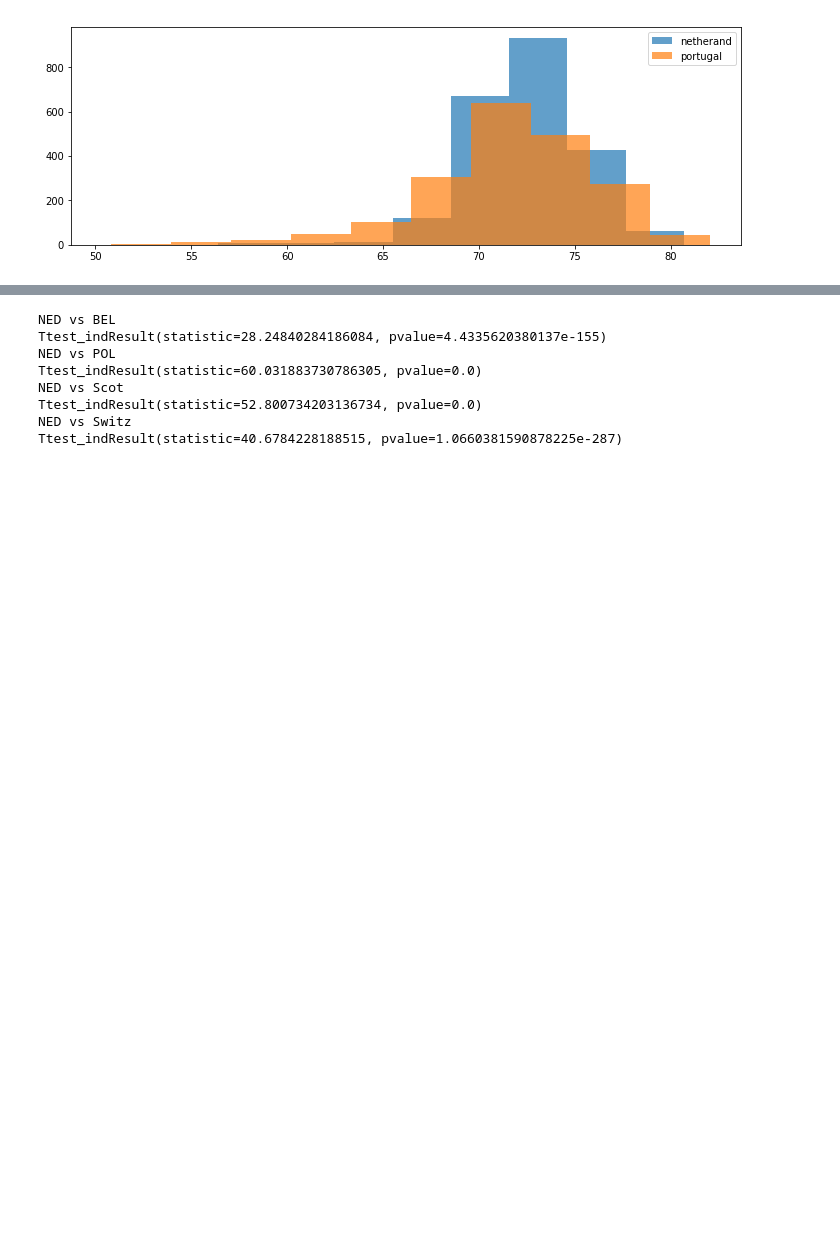
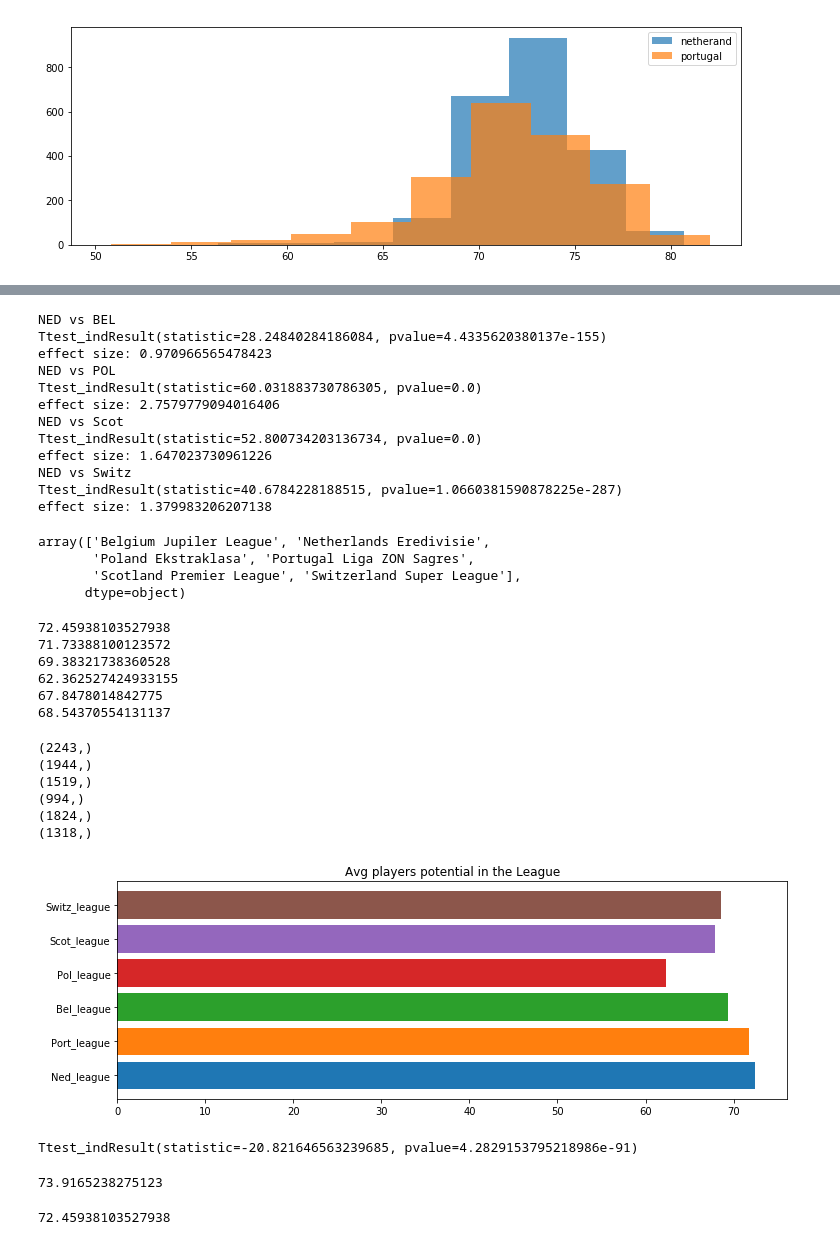
Before and after one commit to Jkim516/eurosoccer, a Jupyter notebook: Index_combined.ipynb, the cells around one changed output, grey strips where cells are left out. Saved outputs shown, nothing was run; the diff lists cells and outputs as text; code cells hidden in the pictures; blank space fills up the shorter version.

```diff
--- a/Index_combined.ipynb
+++ b/Index_combined.ipynb
@@ -105,18 +196,86 @@ switz_league_P_potential_df = switz_league_P_potential['avg_players_potential']
 # %%
 print("NED vs BEL")
 print(stats.ttest_ind(ned_league_potential_df, bel_league_P_potential_df, equal_var=False))
+print(f"effect size: {Cohen_d(ned_league_potential_df, bel_league_P_potential_df)}")
 print("NED vs POL")
 print(stats.ttest_ind(ned_league_potential_df, pol_league_P_potential_df, equal_var=False))
+print(f"effect size: {Cohen_d(ned_league_potential_df, pol_league_P_potential_df)}")
 print("NED vs Scot")
 print(stats.ttest_ind(ned_league_potential_df, scot_league_P_potential_df, equal_var=False))
+print(f"effect size: {Cohen_d(ned_league_potential_df, scot_league_P_potential_df)}")
 print("NED vs Switz")
 print(stats.ttest_ind(ned_league_potential_df, switz_league_P_potential_df, equal_var=False))
+print(f"effect size: {Cohen_d(ned_league_potential_df, switz_league_P_potential_df)}")
 # %% [output]
 NED vs BEL
 Ttest_indResult(statistic=28.24840284186084, pvalue=4.4335620380137e-155)
+effect size: 0.970966565478423
 NED vs POL
 Ttest_indResult(statistic=60.031883730786305, pvalue=0.0)
+effect size: 2.7579779094016406
 NED vs Scot
 Ttest_indResult(statistic=52.800734203136734, pvalue=0.0)
+effect size: 1.647023730961226
 NED vs Switz
 Ttest_indResult(statistic=40.6784228188515, pvalue=1.0660381590878225e-287)
+effect size: 1.379983206207138
+# %%
+rating_df['league'].unique()
+# %% [output]
+array(['Belgium Jupiler League', 'Netherlands Eredivisie',
+       'Poland Ekstraklasa', 'Portugal Liga ZON Sagres',
+       'Scotland Premier League', 'Switzerland Super League'],
+      dtype=object)
+# %%
+print(ned_league_potential_df.mean())
+print(port_league_potential_df.mean())
+print(bel_league_P_potential_df.mean())
+print(pol_league_P_potential_df.mean())
+print(scot_league_P_potential_df.mean())
+print(switz_league_P_potential_df.mean())
+# %% [output]
+72.45938103527938
+71.73388100123572
+69.38321738360528
+62.362527424933155
+67.8478014842775
+68.54370554131137
+# %%
+print(ned_league_potential_df.shape)
+print(port_league_potential_df.shape)
+print(bel_league_P_potential_df.shape)
+print(pol_league_P_potential_df.shape)
+print(scot_league_P_potential_df.shape)
+print(switz_league_P_potential_df.shape)
+# %% [output]
+(2243,)
+(1944,)
+(1519,)
+(994,)
+(1824,)
+(1318,)
+# %%
+fig, ax = plt.subplots(figsize=(12, 4))
+plt.barh("Ned_league" , ned_league_potential_df.mean(), label='netherand')
+plt.barh("Port_league", port_league_potential_df.mean(), label='portugal')
+plt.barh("Bel_league" , bel_league_P_potential_df.mean(), label='belgium')
+plt.barh("Pol_league" , pol_league_P_potential_df.mean(), label='poland')
+plt.barh("Scot_league" , scot_league_P_potential_df.mean(), label='scotland')
+plt.barh("Switz_league" , switz_league_P_potential_df.mean(), label='swtizland')
+ax.set_title("Avg players potential in the League")
+# ax.legend(['netherand', 'portugal'])
+plt.show()
+# %% [output]
+[figure, added]
+# %%
+print(stats.ttest_ind(ned_league_potential_df, potential_df.avg_players_potential, equal_var=False))
+# %% [output]
+Ttest_indResult(statistic=-20.821646563239685, pvalue=4.2829153795218986e-91)
+# %%
+potential_df.avg_players_potential.mean()
+# %% [output]
+73.9165238275123
+# %%
+ned_league_potential_df.mean()
+# %% [output]
+72.45938103527938
```
Also changed, not shown: parts of 16 cells of this notebook, 1 other file.
